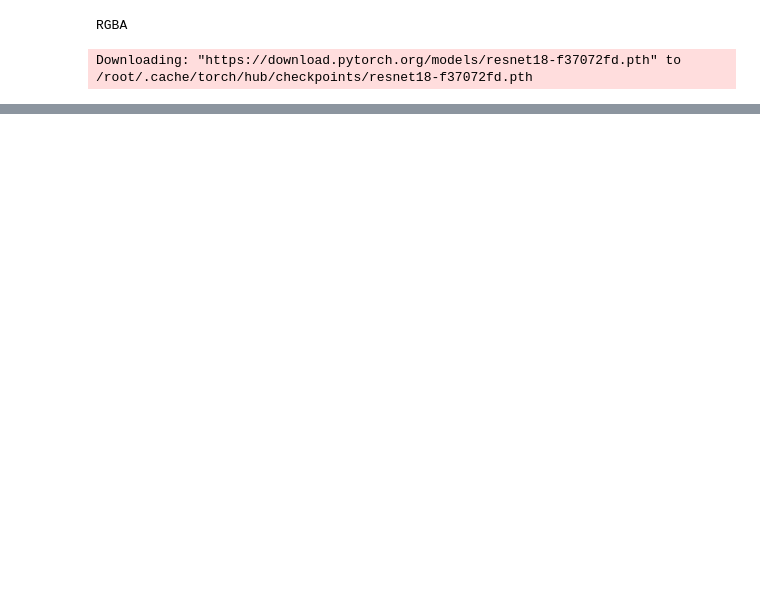
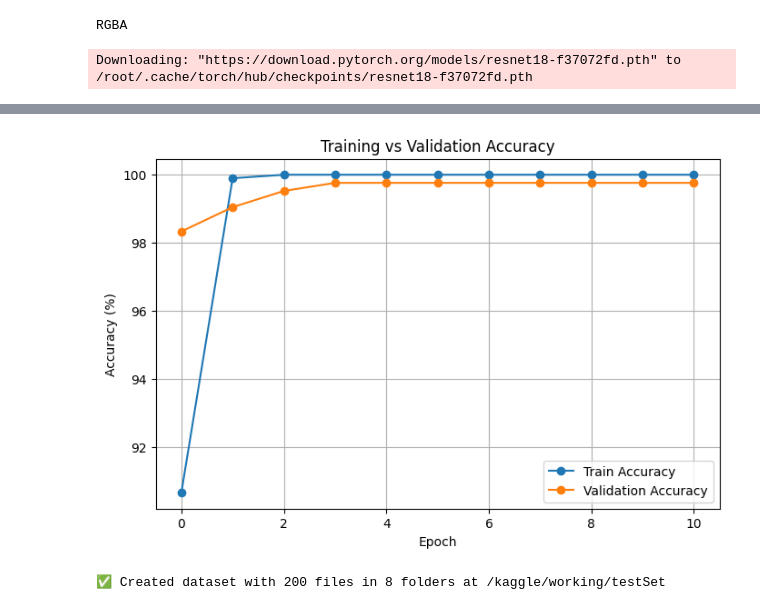
Before and after one commit to ramalahamir/Resnet_TESS, a Jupyter notebook: ResNet_TESS_Notebook.ipynb, the cells around one changed output, grey strips where cells are left out. Saved outputs shown, nothing was run; the diff lists cells and outputs as text; code cells hidden in the pictures; blank space fills up the shorter version.

```diff
--- a/ResNet_TESS_Notebook.ipynb
+++ b/ResNet_TESS_Notebook.ipynb
@@ -312,0 +332,71 @@ plt.show()
+# %%
+# Plot training & validation accuracy
+plt.figure(figsize=(8, 5))
+plt.plot(train_accuracies, label="Train Accuracy", marker='o')
+plt.plot(val_accuracies, label="Validation Accuracy", marker='o')
+plt.title("Training vs Validation Accuracy")
+plt.xlabel("Epoch")
+plt.ylabel("Accuracy (%)")
+plt.legend()
+plt.grid(True)
+plt.show()
+# %% [output]
+[figure, added]
+# %%
+import os
+import random
+import shutil
+
+# Paths
+ravdess_dir = "/kaggle/input/ravdess-emotional-speech-audio"
+output_dir = "/kaggle/working/testSet"
+os.makedirs(output_dir, exist_ok=True)
+
+# Emotion code mapping
+label_map = {
+    '01': 'neutral', '02': 'calm', '03': 'happy', '04': 'sad',
+    '05': 'angry', '06': 'fear', '07': 'disgust', '08': 'ps'
+}
+Exclude_labels = ['02']
+
+# Collect all files with emotion labels
+all_files = []
+for root, _, files in os.walk(ravdess_dir):
+    for f in files:
+        if f.endswith(".wav"):
+            parts = f.split('-')
+            emotion_code = parts[2]
+            if emotion_code in label_map and emotion_code not in Exclude_labels:
+                all_files.append({
+                    'path': os.path.join(root, f),
+                    'emotion': label_map[emotion_code]
+                })
+
+# Shuffle for randomness
+random.shuffle(all_files)
+
+# Calculate how many per emotion to total ~200
+unique_emotions = list(label_map.values())
+per_emotion = 200 // len(unique_emotions)
+
+# Select files
+selected_files = []
+for emotion in unique_emotions:
+    emotion_files = [f for f in all_files if f['emotion'] == emotion]
+    selected_files.extend(random.sample(emotion_files, min(per_emotion, len(emotion_files))))
+
+# If we still need more files due to rounding
+while len(selected_files) < 200:
+    extra = random.choice(all_files)
+    if extra not in selected_files:
+        selected_files.append(extra)
+
+# Copy to output folder inside class folders
+for item in selected_files:
+    emotion_folder = os.path.join(output_dir, item['emotion'])
+    os.makedirs(emotion_folder, exist_ok=True)
+    shutil.copy(item['path'], os.path.join(emotion_folder, os.path.basename(item['path'])))
+
+print(f"✅ Created dataset with {len(selected_files)} files in {len(unique_emotions)} folders at {output_dir}")
+# %% [output]
+✅ Created dataset with 200 files in 8 folders at /kaggle/working/testSet
```
Also changed, not shown: parts of 10 cells of this notebook.
